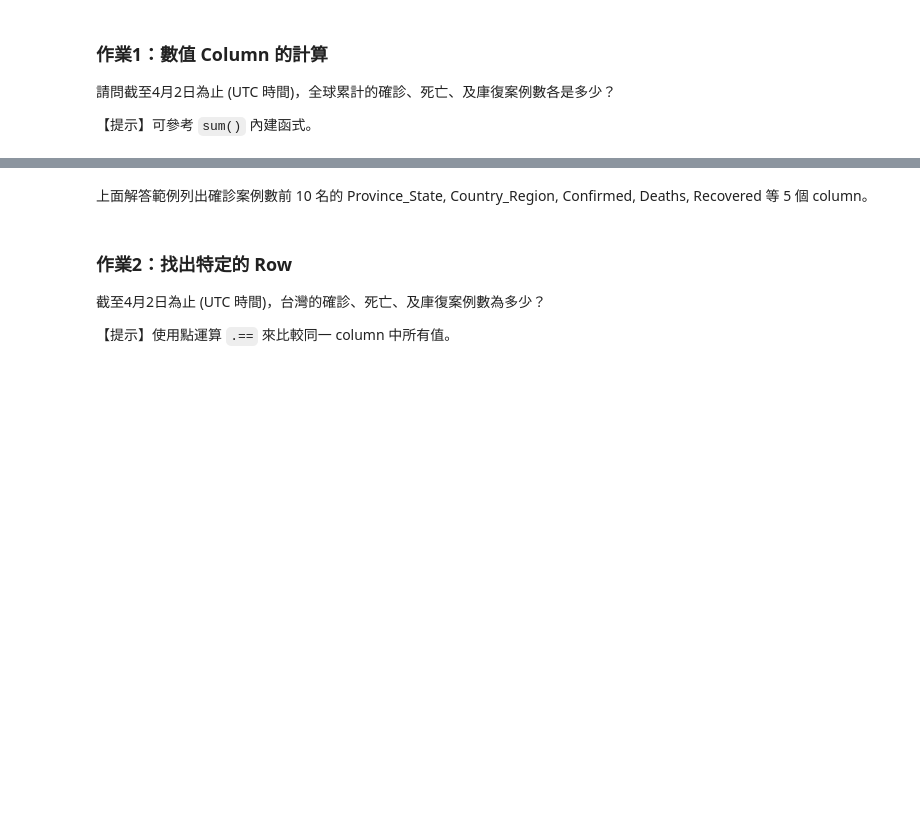
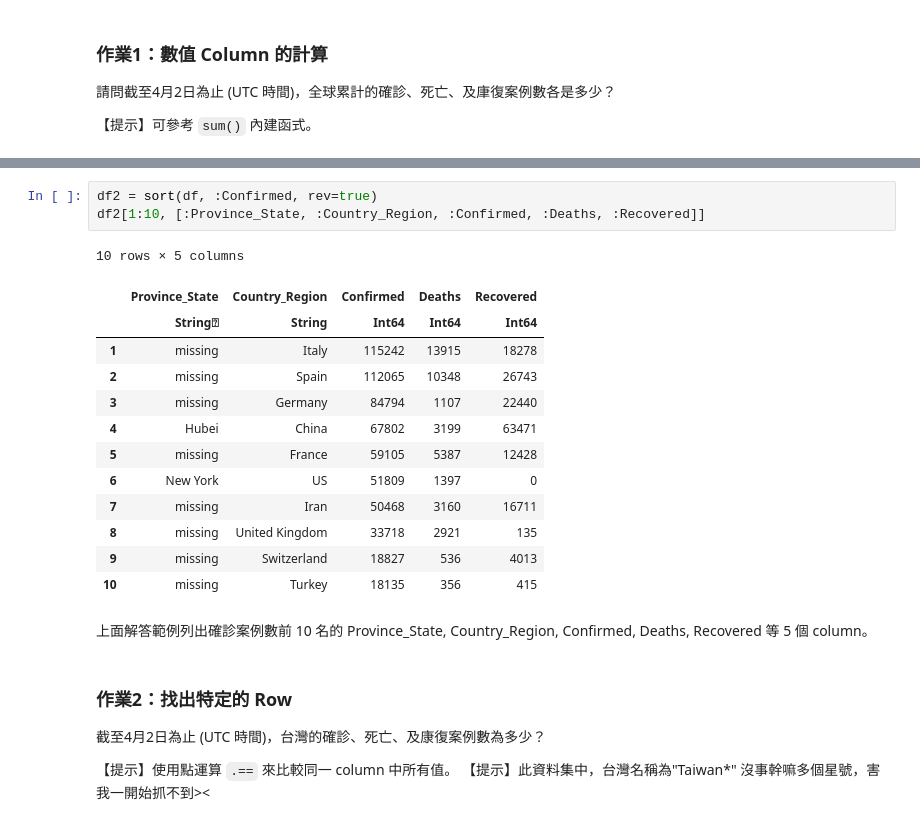
Before and after one commit to s700081/1st-JuliaMarathon, a Jupyter notebook: Homework/Day17/julia_017_hw.ipynb, the cells around one changed output, grey strips where cells are left out. Cells and saved outputs as stored; diff of their text form; blank space fills up the shorter version.

```diff
--- a/Homework/Day17/julia_017_hw.ipynb
+++ b/Homework/Day17/julia_017_hw.ipynb
@@ -41,8 +138,26 @@ describe(df)
+# %%
+df2 = sort(df, :Confirmed, rev=true)
+df2[1:10, [:Province_State, :Country_Region, :Confirmed, :Deaths, :Recovered]]
+# %% [output]
+10 rows × 5 columns
+|  | Province_State | Country_Region | Confirmed | Deaths | Recovered |
+|  | String⍰ | String | Int64 | Int64 | Int64 |
+| 1 | missing | Italy | 115242 | 13915 | 18278 |
+| 2 | missing | Spain | 112065 | 10348 | 26743 |
+| 3 | missing | Germany | 84794 | 1107 | 22440 |
+| 4 | Hubei | China | 67802 | 3199 | 63471 |
+| 5 | missing | France | 59105 | 5387 | 12428 |
+| 6 | New York | US | 51809 | 1397 | 0 |
+| 7 | missing | Iran | 50468 | 3160 | 16711 |
+| 8 | missing | United Kingdom | 33718 | 2921 | 135 |
+| 9 | missing | Switzerland | 18827 | 536 | 4013 |
+| 10 | missing | Turkey | 18135 | 356 | 415 |
 # %% [markdown]
 上面解答範例列出確診案例數前 10 名的 Province_State, Country_Region, Confirmed, Deaths, Recovered 等 5 個 column。
 # %% [markdown]
 ### 作業2：找出特定的 Row
 
-截至4月2日為止 (UTC 時間)，台灣的確診、死亡、及㡽復案例數為多少？
+截至4月2日為止 (UTC 時間)，台灣的確診、死亡、及康復案例數為多少？
 
 【提示】使用點運算 `.==` 來比較同一 column 中所有值。
+【提示】此資料集中，台灣名稱為"Taiwan*"  沒事幹嘛多個星號，害我一開始抓不到><
```
Also changed, not shown: parts of 7 cells of this notebook.
